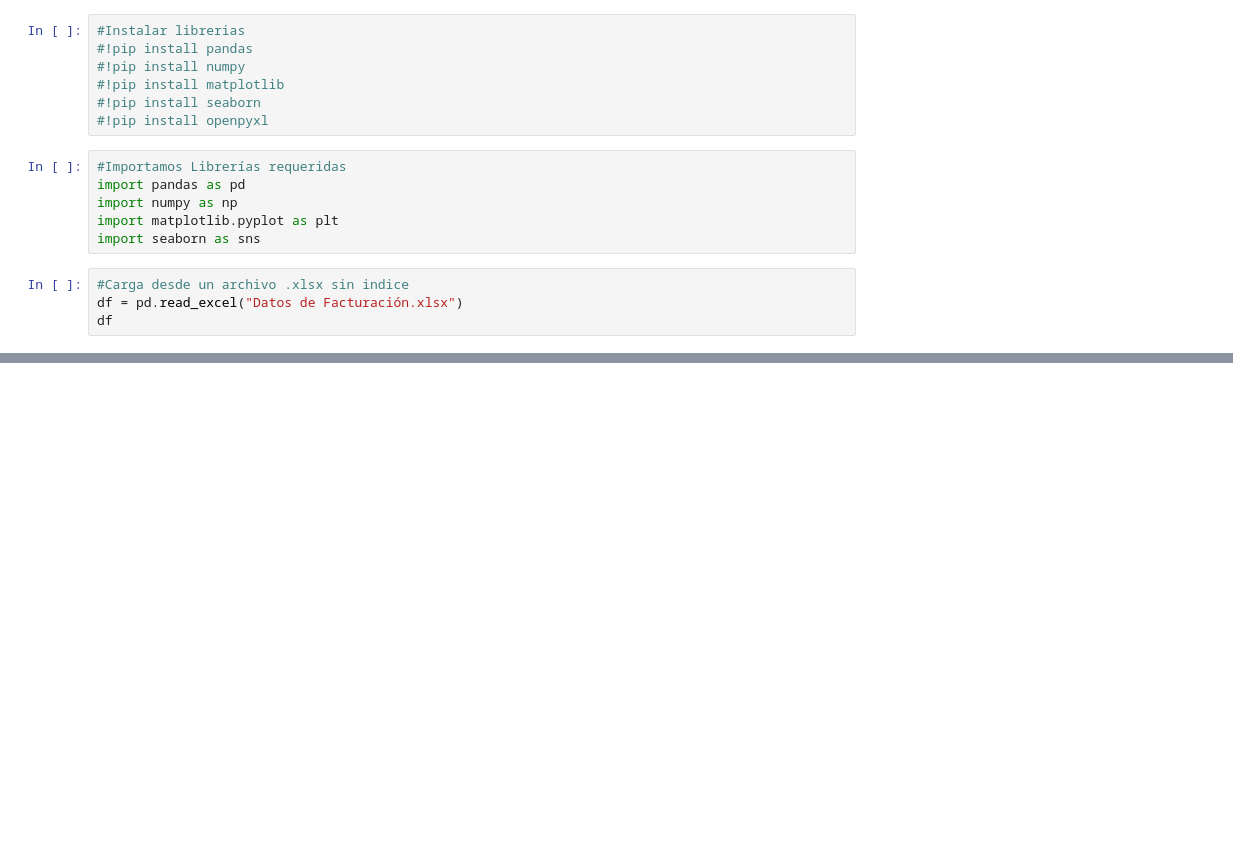
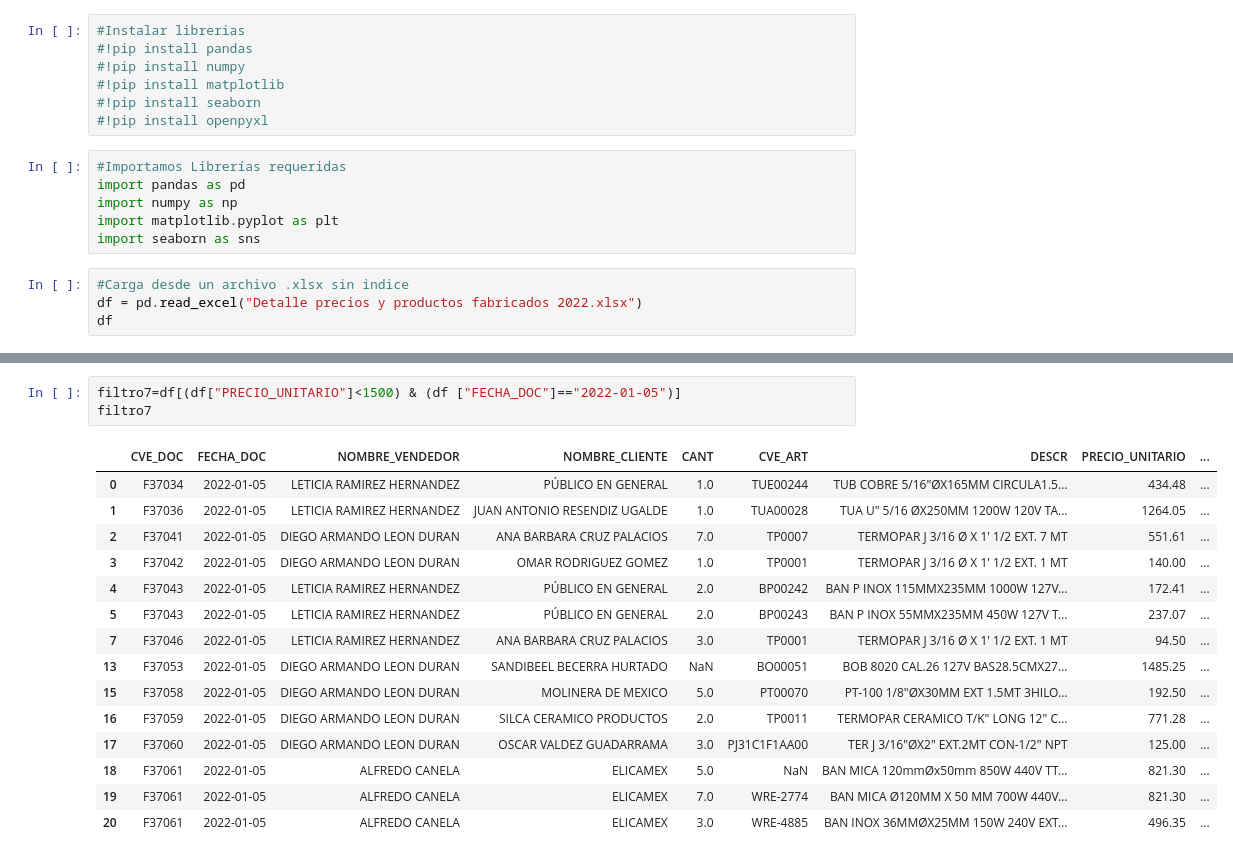
Before and after one commit to domevela31/Tarea-1-Domenica-Vela, a Jupyter notebook: Tarea1_DomeVela.ipynb, the cells around one changed output, grey strips where cells are left out. Cells and saved outputs as stored; diff of their text form; blank space fills up the shorter version.

```diff
--- a/Tarea1_DomeVela.ipynb
+++ b/Tarea1_DomeVela.ipynb
@@ -13,6 +13,6 @@ import matplotlib.pyplot as plt
 import seaborn as sns
 # %%
 #Carga desde un archivo .xlsx sin indice
-df = pd.read_excel("Datos de Facturación.xlsx")
+df = pd.read_excel("Detalle precios y productos fabricados 2022.xlsx")
 df
 # %% [output]
@@ -19,0 +174,19 @@ FileNotFoundError: [Errno 2] No such file or directory: 'Datos de Facturación.x
+# %%
+filtro7=df[(df["PRECIO_UNITARIO"]<1500) & (df ["FECHA_DOC"]=="2022-01-05")]
+filtro7
+# %% [output]
+|  | CVE_DOC | FECHA_DOC | NOMBRE_VENDEDOR | NOMBRE_CLIENTE | CANT | CVE_ART | DESCR | PRECIO_UNITARIO | ... |
+| 0 | F37034 | 2022-01-05 | LETICIA RAMIREZ HERNANDEZ | PÚBLICO EN GENERAL | 1.0 | TUE00244 | TUB COBRE 5/16"ØX165MM CIRCULA1.5... | 434.48 | ... |
+| 1 | F37036 | 2022-01-05 | LETICIA RAMIREZ HERNANDEZ | JUAN ANTONIO RESENDIZ UGALDE | 1.0 | TUA00028 | TUA U" 5/16 ØX250MM 1200W 120V TA... | 1264.05 | ... |
+| 2 | F37041 | 2022-01-05 | DIEGO ARMANDO LEON DURAN | ANA BARBARA CRUZ PALACIOS | 7.0 | TP0007 | TERMOPAR J 3/16 Ø X 1' 1/2 EXT. 7 MT | 551.61 | ... |
+| 3 | F37042 | 2022-01-05 | DIEGO ARMANDO LEON DURAN | OMAR RODRIGUEZ GOMEZ | 1.0 | TP0001 | TERMOPAR J 3/16 Ø X 1' 1/2 EXT. 1 MT | 140.00 | ... |
+| 4 | F37043 | 2022-01-05 | LETICIA RAMIREZ HERNANDEZ | PÚBLICO EN GENERAL | 2.0 | BP00242 | BAN P INOX 115MMX235MM 1000W 127V... | 172.41 | ... |
+| 5 | F37043 | 2022-01-05 | LETICIA RAMIREZ HERNANDEZ | PÚBLICO EN GENERAL | 2.0 | BP00243 | BAN P INOX 55MMX235MM 450W 127V T... | 237.07 | ... |
+| 7 | F37046 | 2022-01-05 | LETICIA RAMIREZ HERNANDEZ | ANA BARBARA CRUZ PALACIOS | 3.0 | TP0001 | TERMOPAR J 3/16 Ø X 1' 1/2 EXT. 1 MT | 94.50 | ... |
+| 13 | F37053 | 2022-01-05 | DIEGO ARMANDO LEON DURAN | SANDIBEEL BECERRA HURTADO | NaN | BO00051 | BOB 8020 CAL.26 127V BAS28.5CMX27... | 1485.25 | ... |
+| 15 | F37058 | 2022-01-05 | DIEGO ARMANDO LEON DURAN | MOLINERA DE MEXICO | 5.0 | PT00070 | PT-100 1/8"ØX30MM EXT 1.5MT 3HILO... | 192.50 | ... |
+| 16 | F37059 | 2022-01-05 | DIEGO ARMANDO LEON DURAN | SILCA CERAMICO PRODUCTOS | 2.0 | TP0011 | TERMOPAR CERAMICO T/K" LONG 12" C... | 771.28 | ... |
+| 17 | F37060 | 2022-01-05 | DIEGO ARMANDO LEON DURAN | OSCAR VALDEZ GUADARRAMA | 3.0 | PJ31C1F1AA00 | TER J 3/16"ØX2" EXT.2MT CON-1/2" NPT | 125.00 | ... |
+| 18 | F37061 | 2022-01-05 | ALFREDO CANELA | ELICAMEX | 5.0 | NaN | BAN MICA 120mmØx50mm 850W 440V TT... | 821.30 | ... |
+| 19 | F37061 | 2022-01-05 | ALFREDO CANELA | ELICAMEX | 7.0 | WRE-2774 | BAN MICA Ø120MM X 50 MM 700W 440V... | 821.30 | ... |
+| 20 | F37061 | 2022-01-05 | ALFREDO CANELA | ELICAMEX | 3.0 | WRE-4885 | BAN INOX 36MMØX25MM 150W 240V EXT... | 496.35 | ... |
```
Also changed, not shown: parts of 21 cells of this notebook.
